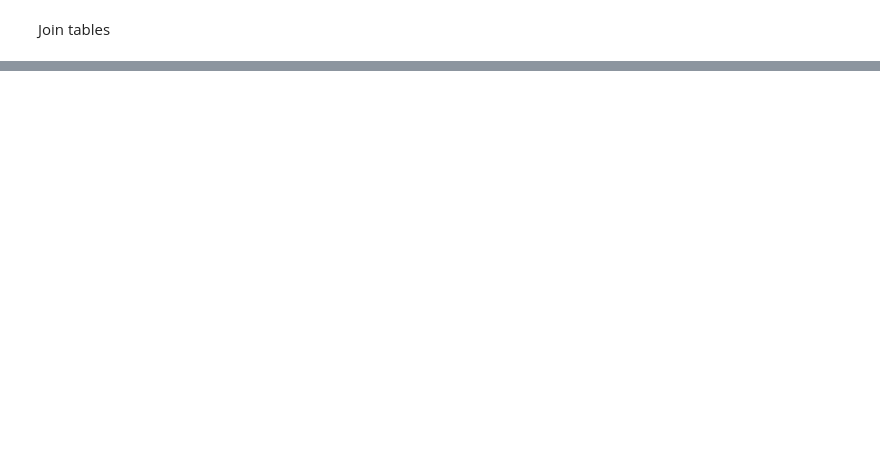
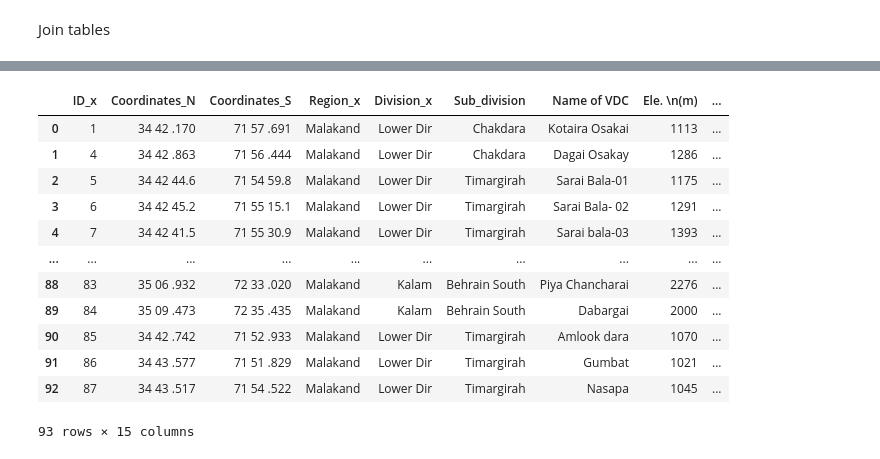
Before and after one commit to MayerT1/PDFMiner_Example, a Jupyter notebook: Merge_Export_getting_pdf_tables.ipynb, the cells around one changed output, grey strips where cells are left out. Saved outputs shown, nothing was run; the diff lists cells and outputs as text; code cells hidden in the pictures; blank space fills up the shorter version.

```diff
--- a/Merge_Export_getting_pdf_tables.ipynb
+++ b/Merge_Export_getting_pdf_tables.ipynb
@@ -258,0 +203,3 @@ Join_tables
+# %%
+Join_tables['Coordinates_N'] = Join_tables['Coordinates_N'].str.replace('\n', '')
+Join_tables
@@ -258,0 +220,3 @@ Join_tables
+# %%
+Join_tables['Coordinates_S'] = Join_tables['Coordinates_S'].str.replace('\n', '')
+Join_tables
@@ -258,0 +256,17 @@ Join_tables
+# %%
+Join_tables = Join_tables.rename(columns={'Location/Sub-division_x':'Sub_division'})
+Join_tables
+# %% [output]
+|  | ID_x | Coordinates_N | Coordinates_S | Region_x | Division_x | Sub_division | Name of VDC | Ele. \n(m) | ... |
+| 0 | 1 | 34 42 .170 | 71 57 .691 | Malakand | Lower Dir | Chakdara | Kotaira Osakai | 1113 | ... |
+| 1 | 4 | 34 42 .863 | 71 56 .444 | Malakand | Lower Dir | Chakdara | Dagai Osakay | 1286 | ... |
+| 2 | 5 | 34 42 44.6 | 71 54 59.8 | Malakand | Lower Dir | Timargirah | Sarai Bala-01 | 1175 | ... |
+| 3 | 6 | 34 42 45.2 | 71 55 15.1 | Malakand | Lower Dir | Timargirah | Sarai Bala- 02 | 1291 | ... |
+| 4 | 7 | 34 42 41.5 | 71 55 30.9 | Malakand | Lower Dir | Timargirah | Sarai bala-03 | 1393 | ... |
+| ... | ... | ... | ... | ... | ... | ... | ... | ... | ... |
+| 88 | 83 | 35 06 .932 | 72 33 .020 | Malakand | Kalam | Behrain South | Piya Chancharai | 2276 | ... |
+| 89 | 84 | 35 09 .473 | 72 35 .435 | Malakand | Kalam | Behrain South | Dabargai | 2000 | ... |
+| 90 | 85 | 34 42 .742 | 71 52 .933 | Malakand | Lower Dir | Timargirah | Amlook dara | 1070 | ... |
+| 91 | 86 | 34 43 .577 | 71 51 .829 | Malakand | Lower Dir | Timargirah | Gumbat | 1021 | ... |
+| 92 | 87 | 34 43 .517 | 71 54 .522 | Malakand | Lower Dir | Timargirah | Nasapa | 1045 | ... |
+93 rows × 15 columns
```
Also changed, not shown: parts of 20 cells of this notebook.
